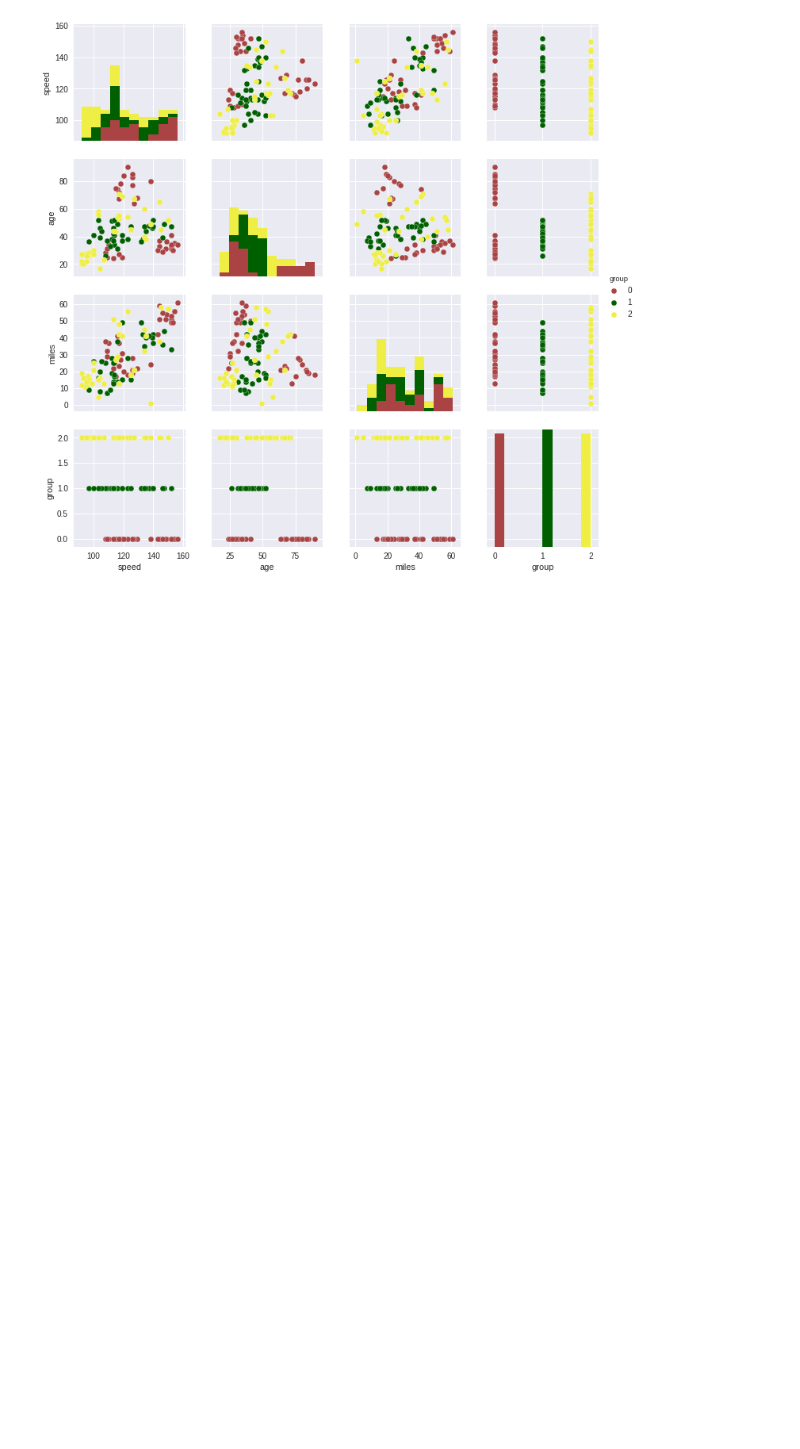
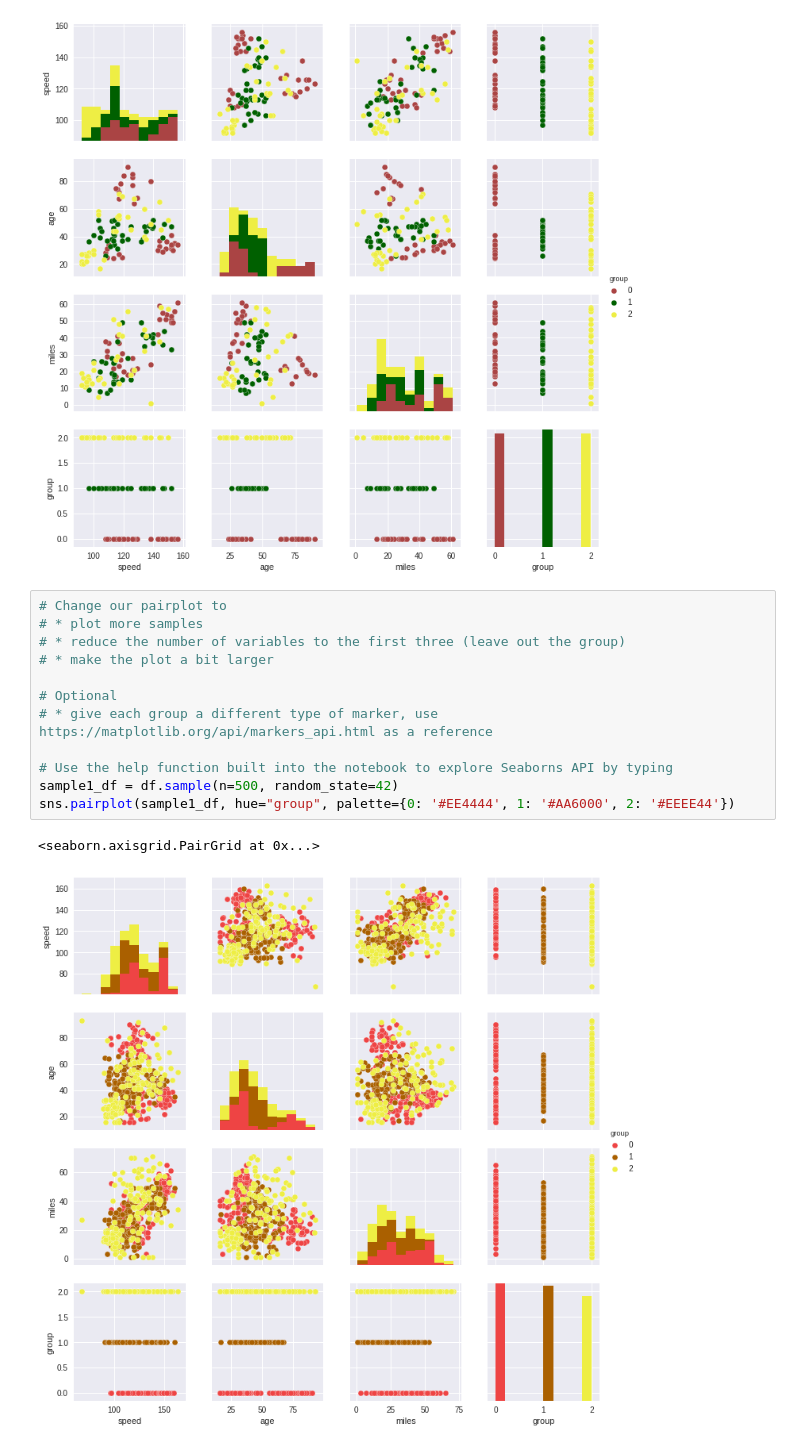
Before and after one commit to nanofaroque/deeplearning, a Jupyter notebook: U3_M3_data.ipynb, the cells around one changed output. Cells and saved outputs as stored; diff of their text form; blank space fills up the shorter version.

```diff
--- a/U3_M3_data.ipynb
+++ b/U3_M3_data.ipynb
@@ -55,3 +55,18 @@ sns.pairplot(sample_df, hue="group", palette={0: '#AA4444', 1: '#006000', 2: '#E
 # %% [output]
 <seaborn.axisgrid.PairGrid at 0x...>
 [figure]
+# %%
+# Change our pairplot to
+# * plot more samples
+# * reduce the number of variables to the first three (leave out the group)
+# * make the plot a bit larger
+
+# Optional
+# * give each group a different type of marker, use https://matplotlib.org/api/markers_api.html as a reference
+
+# Use the help function built into the notebook to explore Seaborns API by typing
+sample1_df = df.sample(n=500, random_state=42)
+sns.pairplot(sample1_df, hue="group", palette={0: '#EE4444', 1: '#AA6000', 2: '#EEEE44'})
+# %% [output]
+<seaborn.axisgrid.PairGrid at 0x...>
+[figure, added]
```
Also changed, not shown: parts of 3 cells of this notebook.
